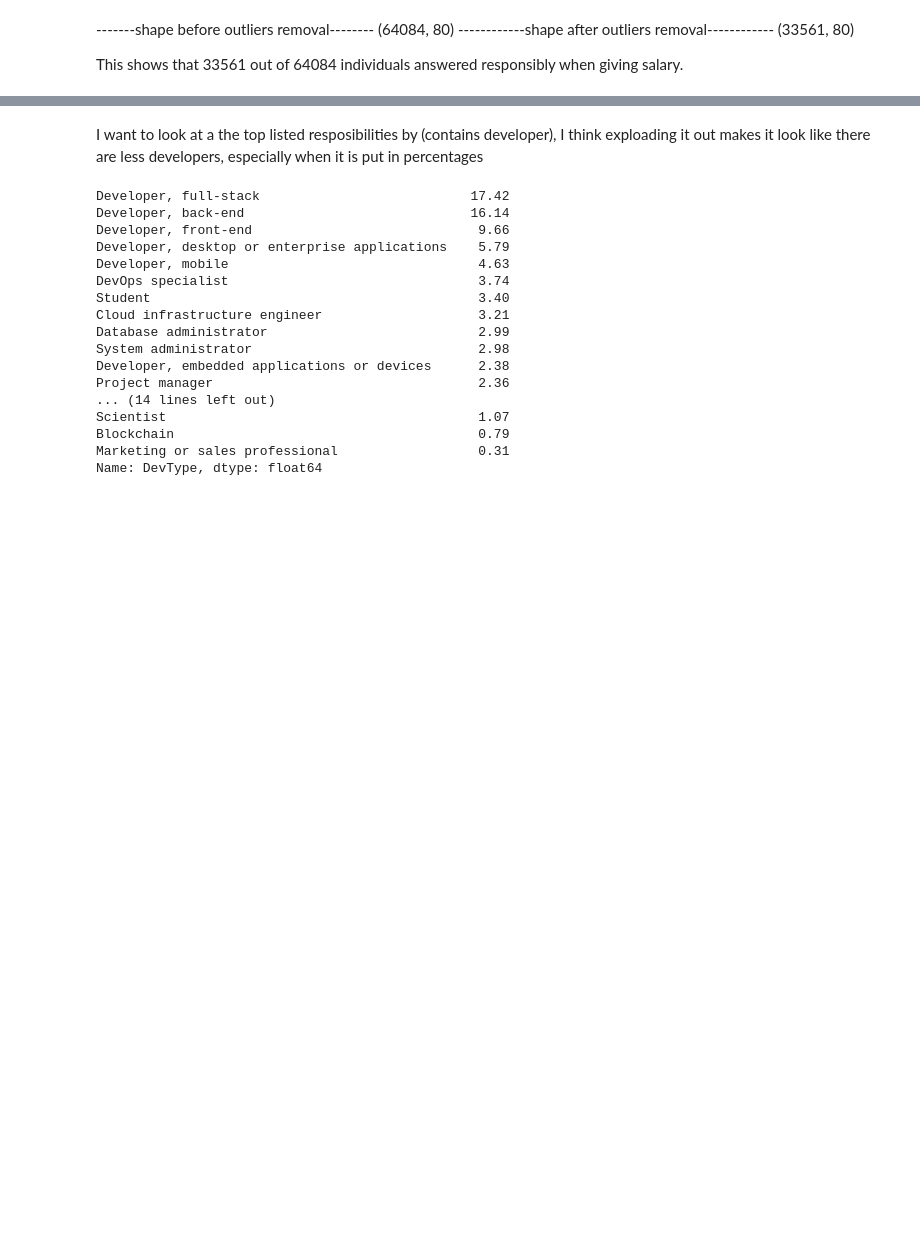
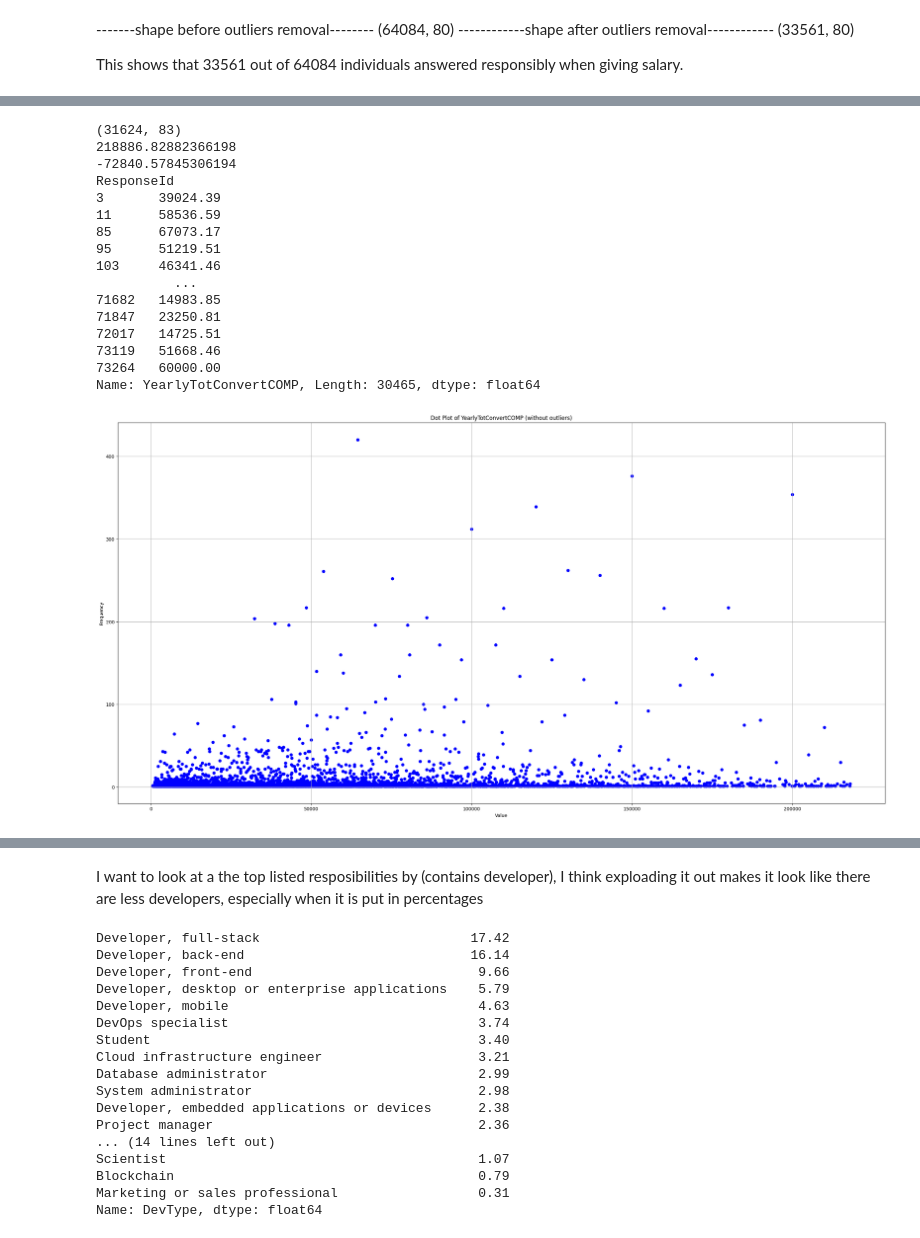
Before and after one commit to Adison-Fryman/SOF-survey-Analysis, a Jupyter notebook: General Demographics by Country.ipynb, the cells around one changed output, grey strips where cells are left out. Cells and saved outputs as stored; diff of their text form; code cells hidden in the pictures; blank space fills up the shorter version.

```diff
--- a/General Demographics by Country.ipynb
+++ b/General Demographics by Country.ipynb
@@ -568 +487,64 @@ Name: Most_Common ED_Level, dtype: object
+# %%
+print(df_whole_45_salary.shape)
+df_whole_45_salary['YearlyTotConvertCOMP'].value_counts()
+#looking for why upper and lower bound are NAN
+#df_salary_test['YearlyTotConvertCOMP'].isna().sum()
+df_whole_45_salary.dropna(subset=['YearlyTotConvertCOMP'], inplace=True)
+
+
+data = df_whole_45_salary['YearlyTotConvertCOMP']
+
+#print(data.sort_values())
+# Calculate the interquartile range (IQR)
+Q1 = np.percentile(data, 25)
+Q3 = np.percentile(data, 75)
+IQR = Q3 - Q1
+
+# Define the lower and upper bounds to filter outliers
+lower_bound = Q1 - 1.5 * IQR
+upper_bound = Q3 + 1.5 * IQR
+
+
+# messing around with bounds
+print(upper_bound) #255357.14285714287
+print(lower_bound) #-92261.90476190478 subbing in zero becuase this is not helpful
+
+
+# Filter the data to exclude outliers
+filtered_data = data[(data >= lower_bound) & (data <= upper_bound)]
+
+print(filtered_data)
+
+# Create the dot plot
+plt.figure(figsize=(30, 15))  # Adjust the figure size as needed
+plt.scatter( filtered_data.value_counts().index.tolist(),filtered_data.value_counts().tolist(), color='b')
+
+# Customize the plot
+plt.ylabel('Frequency')
+plt.xlabel('Value')
+plt.title('Dot Plot of YearlyTotConvertCOMP (without outliers)')
+
+# Add a grid
+plt.grid(True)
+
+# Show the plot
+plt.show()
+# %% [output]
+(31624, 83)
+218886.82882366198
+-72840.57845306194
+ResponseId
+3       39024.39
+11      58536.59
+85      67073.17
+95      51219.51
+103     46341.46
+          ...
+71682   14983.85
+71847   23250.81
+72017   14725.51
+73119   51668.46
+73264   60000.00
+Name: YearlyTotConvertCOMP, Length: 30465, dtype: float64
+[figure, added]
 # %%
```
Also changed, not shown: parts of 26 cells of this notebook, 6 other files.
